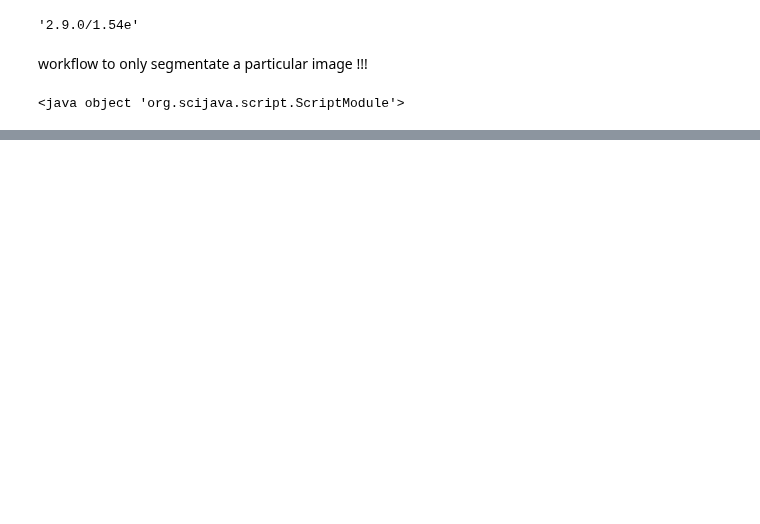
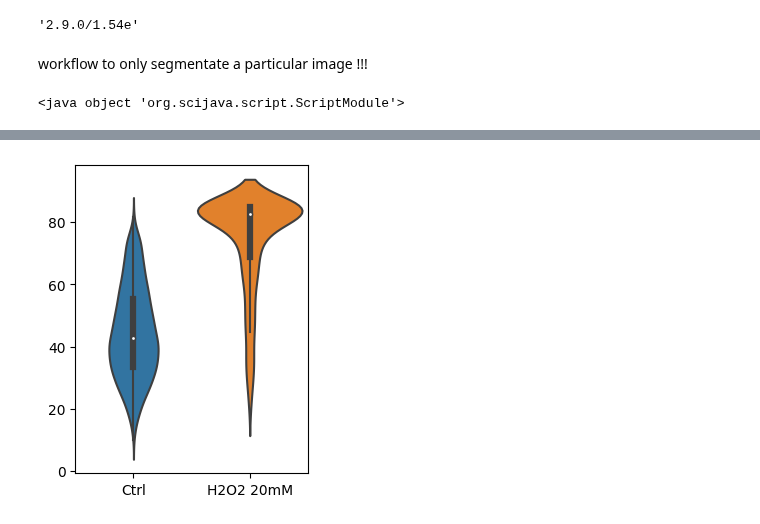
Before and after one commit to jaugenst/BBQ, a Jupyter notebook: Misc/Sty_fluo.ipynb, the cells around one changed output, grey strips where cells are left out. Saved outputs shown, nothing was run; the diff lists cells and outputs as text; code cells hidden in the pictures; blank space fills up the shorter version.

```diff
--- a/Misc/Sty_fluo.ipynb
+++ b/Misc/Sty_fluo.ipynb
@@ -315,3 +315,12 @@ for folder in folder_list:
     run("Clear Results");
     """
     ij.py.run_macro(clear)
+# %%
+root = tk.Tk()
+root.withdraw()
+dataset = filedialog.askopenfilename()
+# %%
+df = pandas.read_csv(dataset)
+#df = df.rename(columns={'LB_pH7': 'pH7'})
+#df = df.rename(columns={'LB_pH4.5': 'pH4.5'})
+df.head()
@@ -317,0 +334,5 @@ for folder in folder_list:
+# %%
+plt.figure(figsize=(3, 4))
+prout = seaborn.violinplot(data=df, width=0.9, dodge=True)
+# %% [output]
+[figure, added]
```
Also changed, not shown: parts of 2 cells of this notebook, 1 other file.
